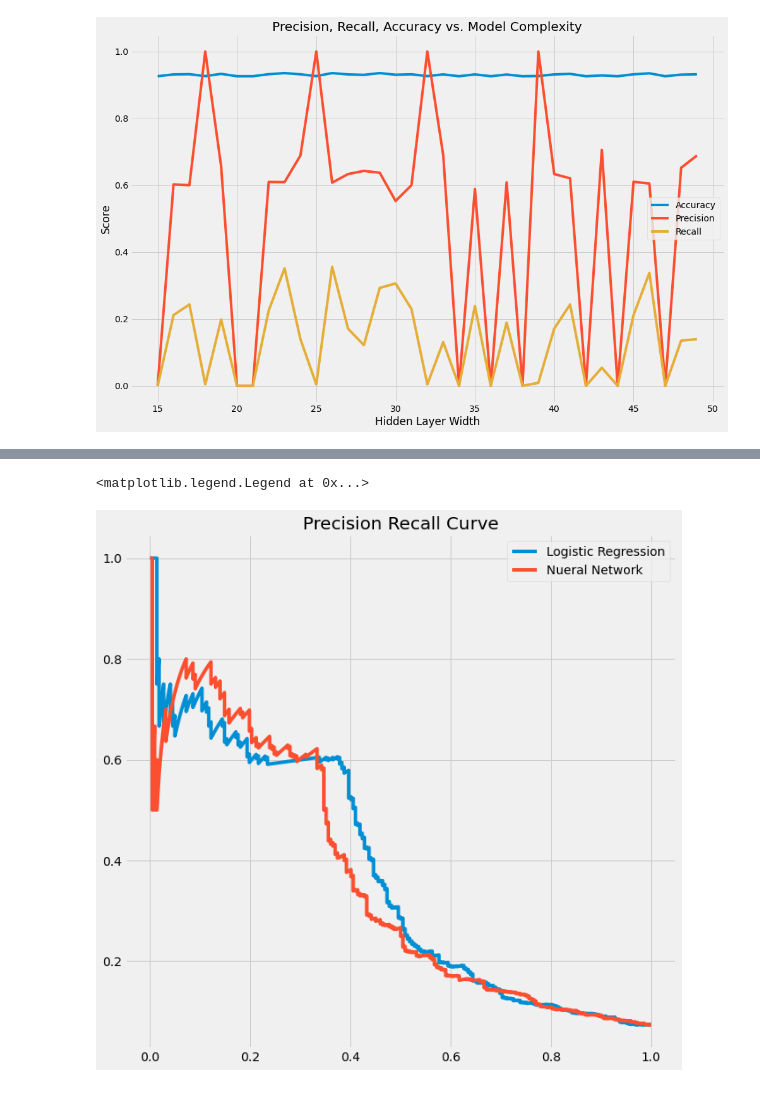
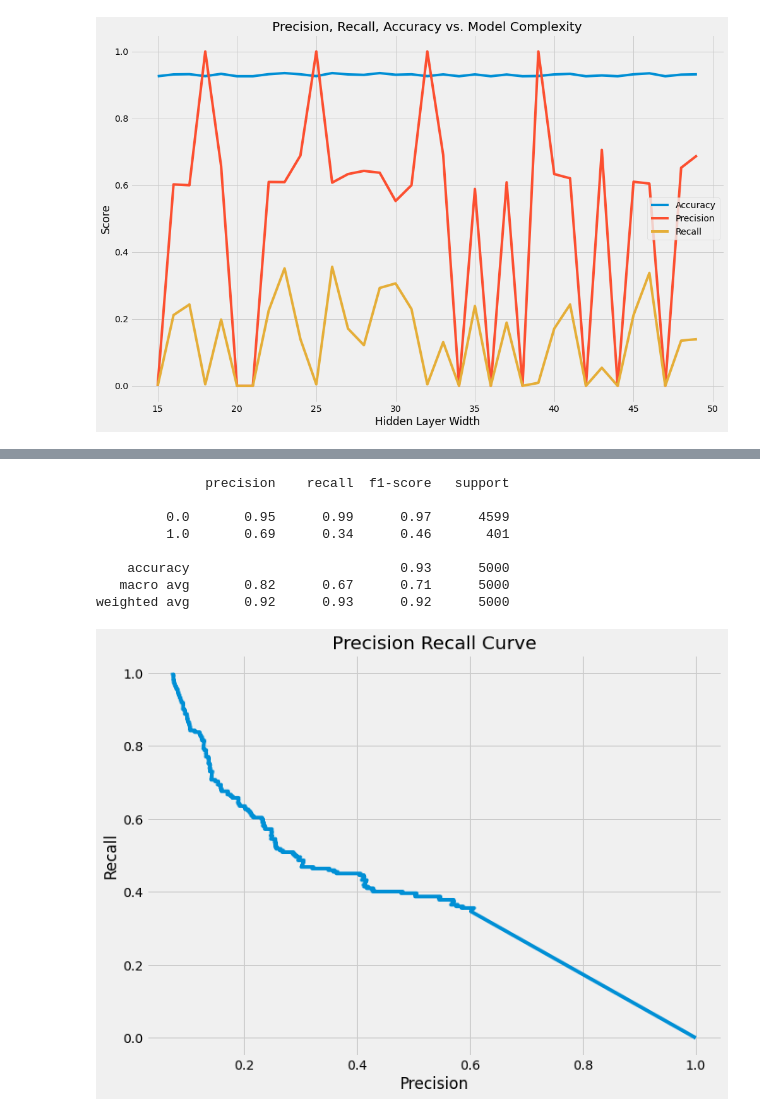
Before and after one commit to ayush-kumar-1/UGADataScienceCompetition, a Jupyter notebook: notebooks/2_feed_forward_nn.ipynb, the cells around one changed output, grey strips where cells are left out. Drawn from its saved outputs; the diff is of its cells as text; code cells hidden in the pictures.

Commit message:
More work on report

```diff
--- a/notebooks/2_feed_forward_nn.ipynb
+++ b/notebooks/2_feed_forward_nn.ipynb
@@ -256,0 +269,2 @@ _________________________________________________________________
+# %%
+nn.train(100)
@@ -257,17 +289,26 @@ _________________________________________________________________
+# %%
+print(report(y_test, nn.predict(x_test)))
+# %% [output]
+              precision    recall  f1-score   support
+
+         0.0       0.95      0.99      0.97      4599
+         1.0       0.69      0.34      0.46       401
+
+    accuracy                           0.93      5000
+   macro avg       0.82      0.67      0.71      5000
+weighted avg       0.92      0.93      0.92      5000
 # %%
 from sklearn.metrics import precision_recall_curve
 
 plt.style.use("fivethirtyeight")
-plt.rcParams["figure.figsize"] = [10,10]
+plt.rcParams["figure.figsize"] = [10,7.5]
 
 precision_nn, recall_nn, _ = precision_recall_curve(y_val ,nn.predict_proba(x_val))
-precision_lr, recall_lr, _ = precision_recall_curve(y_val ,lr.predict(x_val))
 
 plt.title("Precision Recall Curve")
-plt.plot(recall_nn, precision_nn)
-plt.plot(recall_lr, precision_lr)
-
-plt.legend(["Logistic Regression", "Nueral Network"])
+plt.plot(precision_nn, recall_nn)
+plt.xlabel("Precision")
+plt.ylabel("Recall")
+plt.savefig("pr_curve_nn.png")
 # %% [output]
-<matplotlib.legend.Legend at 0x...>
-[figure, old version]
+[figure, new version]
```
Also changed, not shown: parts of 8 cells of this notebook, 6 other files.
